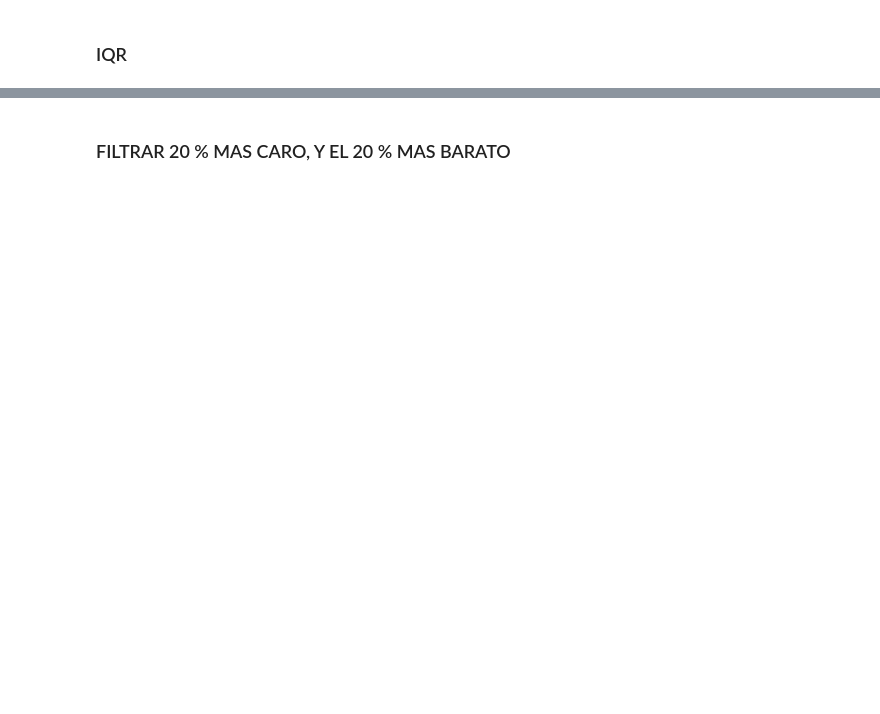
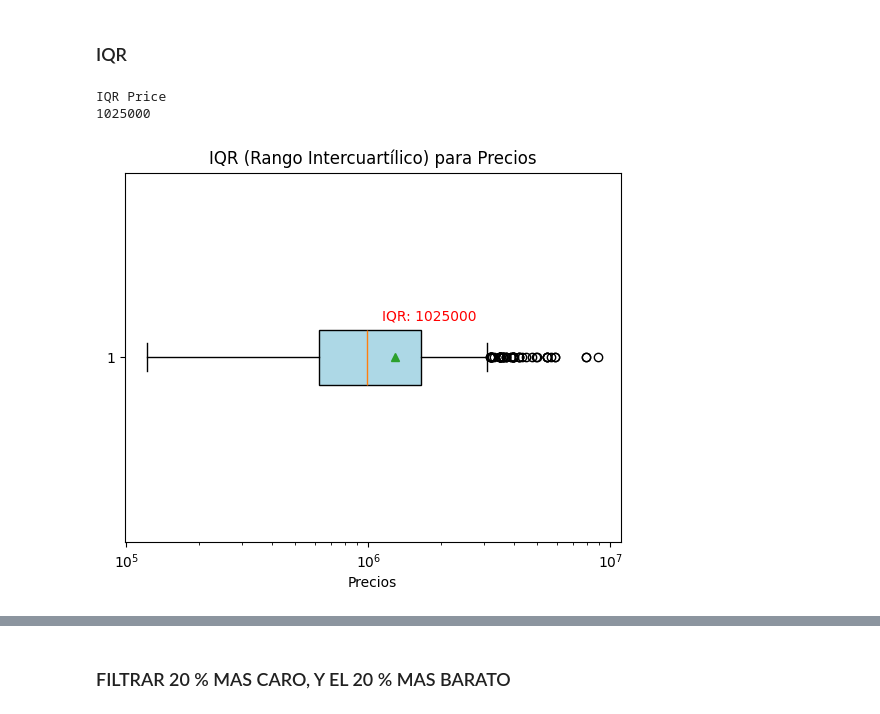
Before and after one commit to mplazap/Bootcamp_ejercicios, a Jupyter notebook: Tema 2 - Matematicas y Estadistica/Ejercicio evaluable (19-12-2024)/M2 - Marino Plaza.ipynb, the cells around one changed output, grey strips where cells are left out. Cells and saved outputs as stored; diff of their text form; code cells hidden in the pictures; blank space fills up the shorter version.

```diff
--- a/Tema 2 - Matematicas y Estadistica/Ejercicio evaluable (19-12-2024)/M2 - Marino Plaza.ipynb
+++ b/Tema 2 - Matematicas y Estadistica/Ejercicio evaluable (19-12-2024)/M2 - Marino Plaza.ipynb
@@ -186,3 +267,28 @@ Q3
 # %% [markdown]
 ### IQR
+# %%
+print("IQR Price")
+Q1 = np.quantile(a = price, q = 0.25, interpolation = "lower")
+Q3 = np.quantile(a = price, q = 0.75, interpolation = "lower")
+IQR = Q3 - Q1
+print(IQR)
+
+# Crear el Boxplot
+plt.boxplot(price, vert=False, patch_artist=True, showmeans=True,
+            boxprops=dict(facecolor="lightblue"))
+
+# Pongo escala logarítmica en el eje X para que se represente correctamente el precio
+plt.xscale('log')
+
+# Etiquetas y título
+plt.title("IQR (Rango Intercuartílico) para Precios")
+plt.xlabel("Precios")
+plt.annotate(f"IQR: {IQR}", xy=(Q1 + IQR / 2, 1.1), fontsize=10, color="red")
+
+# Mostrar el gráfico
+plt.show()
+# %% [output]
+IQR Price
+1025000
+[figure, added]
 # %%
```
Also changed, not shown: parts of 44 cells of this notebook.
